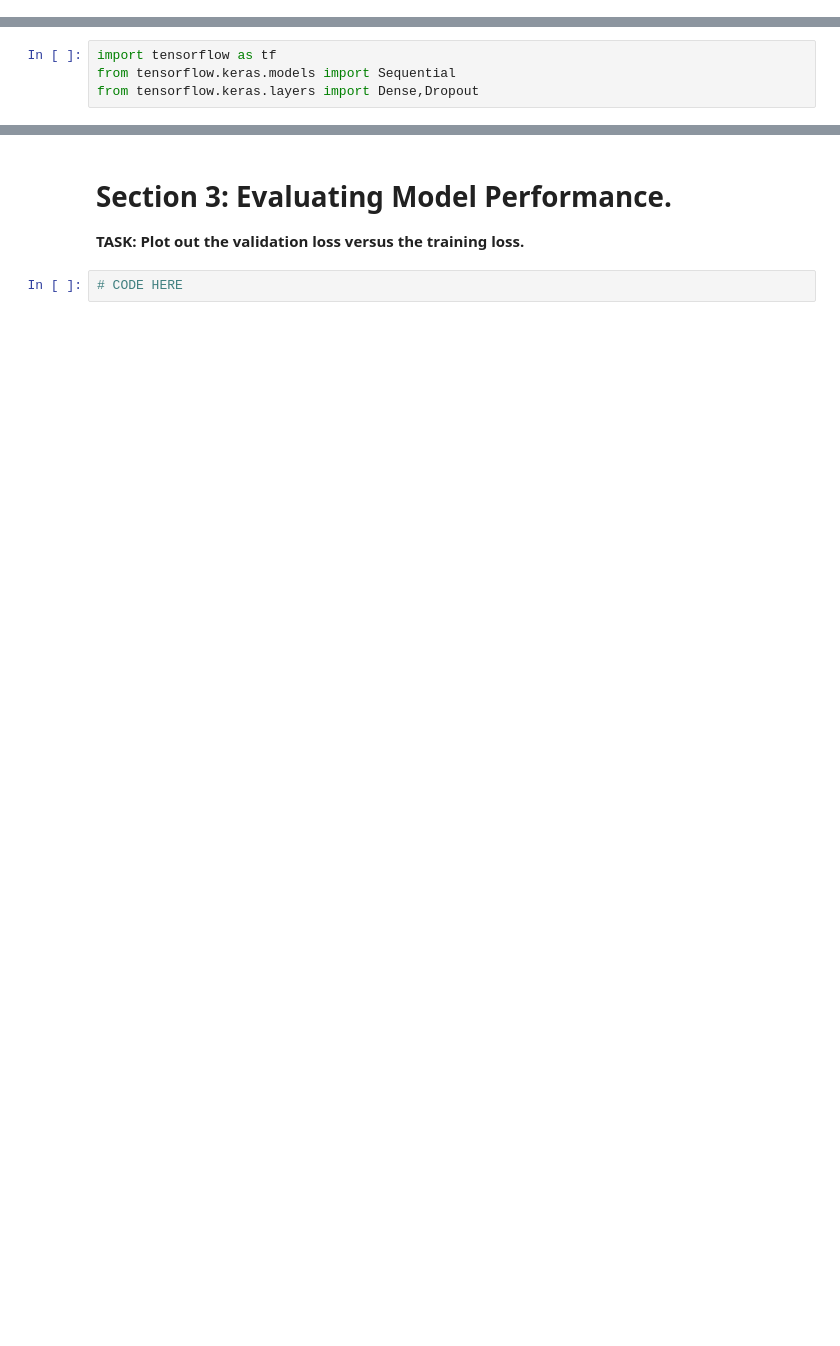
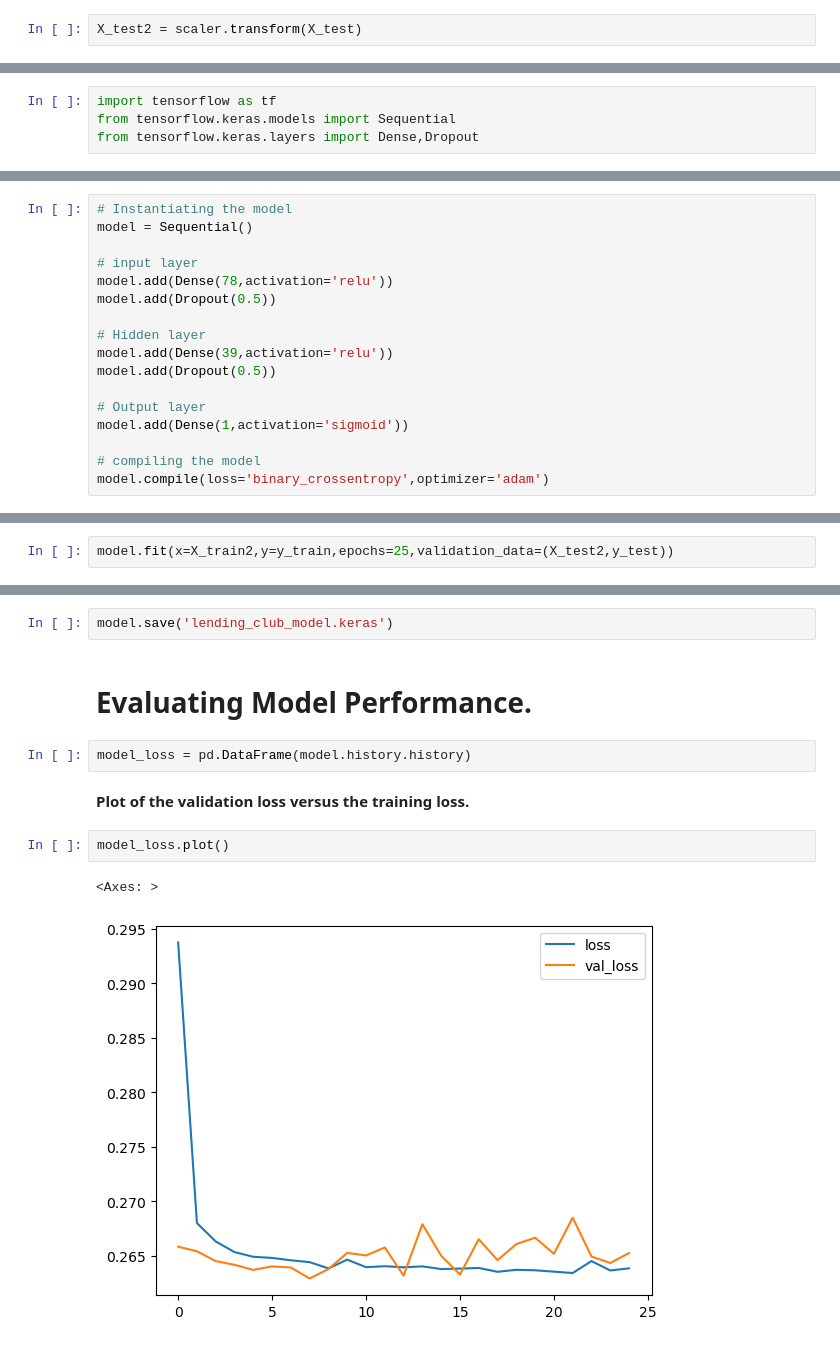
Before and after one commit to dicksondurosakin/Deep-Learning-on-Lending-Club-Dataset, a Jupyter notebook: Lending Club Project.ipynb, the cells around one changed output, grey strips where cells are left out. Saved outputs shown, nothing was run; the diff lists cells and outputs as text; blank space fills up the shorter version.

Commit message:
I am done with the lending club project

```diff
--- a/Lending Club Project.ipynb
+++ b/Lending Club Project.ipynb
@@ -999,0 +968,2 @@ print(len(df))
+# %%
+X_test2 = scaler.transform(X_test)
@@ -1015 +978,18 @@ model = Sequential()
+# %%
+# Instantiating the model
+model = Sequential()
+
+# input layer
+model.add(Dense(78,activation='relu'))
+model.add(Dropout(0.5))
+
+# Hidden layer
+model.add(Dense(39,activation='relu'))
+model.add(Dropout(0.5))
+
+# Output layer
+model.add(Dense(1,activation='sigmoid'))
+
+# compiling the model
+model.compile(loss='binary_crossentropy',optimizer='adam')
 # %% [markdown]
@@ -1022,0 +997,2 @@ model = Sequential()
+# %%
+model.fit(x=X_train2,y=y_train,epochs=25,validation_data=(X_test2,y_test))
@@ -1023,6 +1020,13 @@ model = Sequential()
+# %%
+model.save('lending_club_model.keras')
+# %% [markdown]
+# Evaluating Model Performance.
+# %%
+model_loss = pd.DataFrame(model.history.history)
 # %% [markdown]
-# Section 3: Evaluating Model Performance.
-
-**TASK: Plot out the validation loss versus the training loss.**
+**Plot of the validation loss versus the training loss.**
-# %%
-# CODE HERE
+# %%
+model_loss.plot()
+# %% [output]
+<Axes: >
+[figure, added]
```
Also changed, not shown: parts of 42 cells of this notebook, 2 other files.
